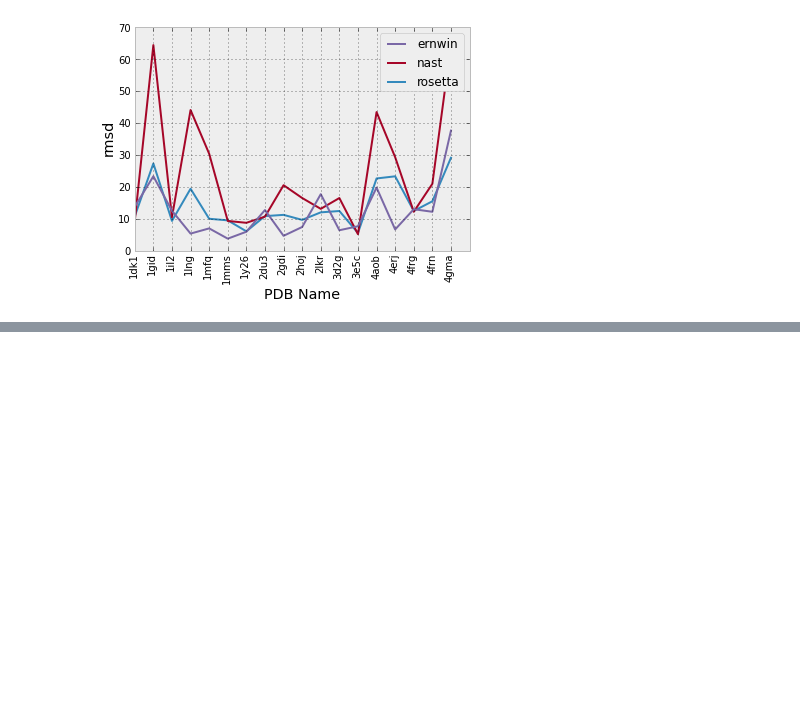
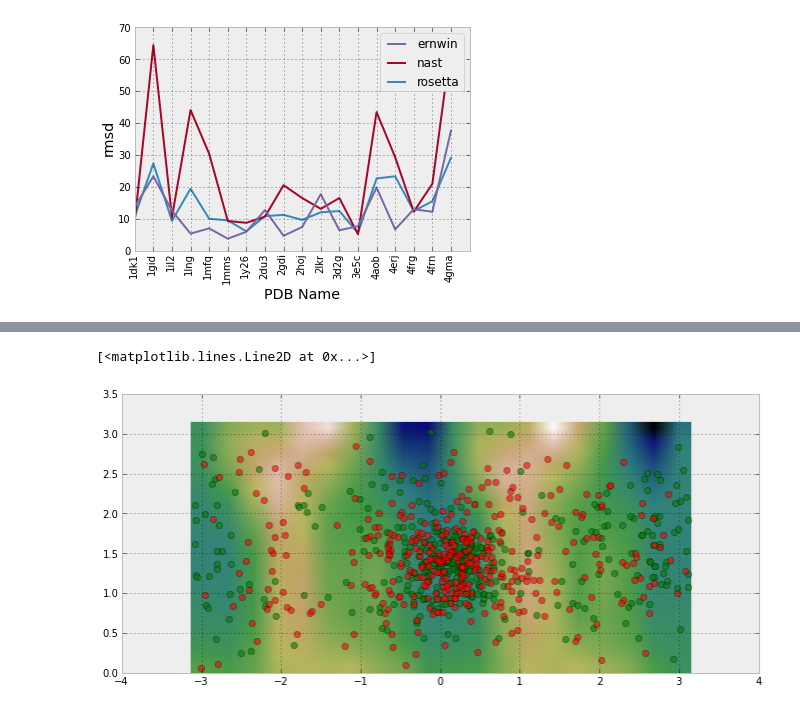
Before and after one commit to ViennaRNA/ernwin, a Jupyter notebook: ipy_notebook_ernwin.ipynb, the cells around one changed output, grey strips where cells are left out. Drawn from its saved outputs; the diff is of its cells as text; code cells hidden in the pictures; blank space fills up the shorter version.

```diff
--- a/ipy_notebook_ernwin.ipynb
+++ b/ipy_notebook_ernwin.ipynb
@@ -1029,0 +1058,30 @@ plt.setp(labels, rotation=90)
+# %%
+import scipy.stats as ss
+
+k_ro = ss.gaussian_kde(rs_o.T, bw_method='silverman')
+k_so = ss.gaussian_kde(ss_o.T, bw_method='silverman')
+
+k_rw = ss.gaussian_kde(rs_w.T, bw_method=k_ro.factor / 4.)
+k_sw = ss.gaussian_kde(ss_w.T, bw_method=k_so.factor / 4.)
+# %%
+resolution = 20
+U,V = np.mgrid[-m.pi:m.pi:complex(0,resolution), 0:m.pi:complex(0,resolution)]
+positions = np.vstack([U.ravel(), V.ravel()])
+vals_r = np.log(k_rw(positions))
+vals_s = np.log(k_sw(positions))
+vals = 0.7 * (vals_r - vals_s)
+#vals = vals_r
+W = np.reshape(vals.T, U.shape)
+
+xmin = -m.pi
+xmax = m.pi
+ymin = 0
+ymax = m.pi
+
+figsize(15, 5)
+imshow(np.rot90(W), cmap=plt.cm.gist_earth_r, extent=[xmin, xmax, ymin, ymax])
+plot(rs_o[: ,0], rs_o[: ,1], 'go', alpha=0.6)
+plot(ss_o[: ,0], ss_o[: ,1], 'ro', alpha=0.6)
+# %% [output]
+[<matplotlib.lines.Line2D at 0x...>]
+[figure, added]
```
Also changed, not shown: parts of 9 cells of this notebook, 3 other files.
